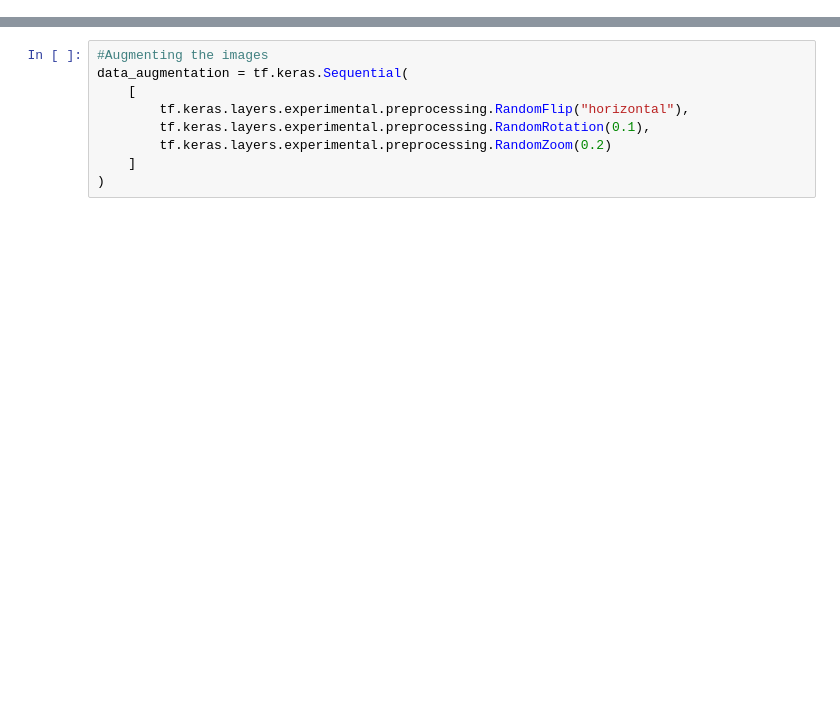
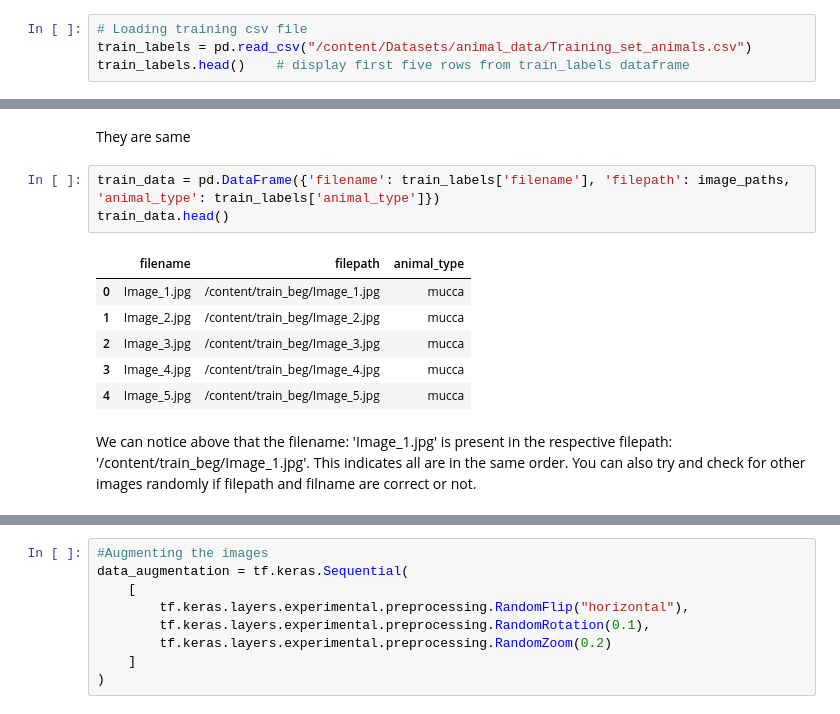
Before and after one commit to Justus-coded/DPhi-Bootcamps, a Jupyter notebook: Assignment2.ipynb, the cells around one changed output, grey strips where cells are left out. Cells and saved outputs as stored; diff of their text form; blank space fills up the shorter version.

```diff
--- a/Assignment2.ipynb
+++ b/Assignment2.ipynb
@@ -272,0 +55,4 @@ ValueError: ignored
+# %%
+# Loading training csv file
+train_labels = pd.read_csv("/content/Datasets/animal_data/Training_set_animals.csv")
+train_labels.head()    # display first five rows from train_labels dataframe
@@ -272,0 +92,14 @@ ValueError: ignored
+# %% [markdown]
+They are same
+# %%
+train_data = pd.DataFrame({'filename': train_labels['filename'], 'filepath': image_paths, 'animal_type': train_labels['animal_type']})
+train_data.head()
+# %% [output]
+|  | filename | filepath | animal_type |
+| 0 | Image_1.jpg | /content/train_beg/Image_1.jpg | mucca |
+| 1 | Image_2.jpg | /content/train_beg/Image_2.jpg | mucca |
+| 2 | Image_3.jpg | /content/train_beg/Image_3.jpg | mucca |
+| 3 | Image_4.jpg | /content/train_beg/Image_4.jpg | mucca |
+| 4 | Image_5.jpg | /content/train_beg/Image_5.jpg | mucca |
+# %% [markdown]
+We can notice above that the filename: 'Image_1.jpg' is present in the respective filepath: '/content/train_beg/Image_1.jpg'. This indicates all are in the same order. You can also try and check for other images randomly if filepath and filname are correct or not.
```
Also changed, not shown: parts of 100 cells of this notebook.
